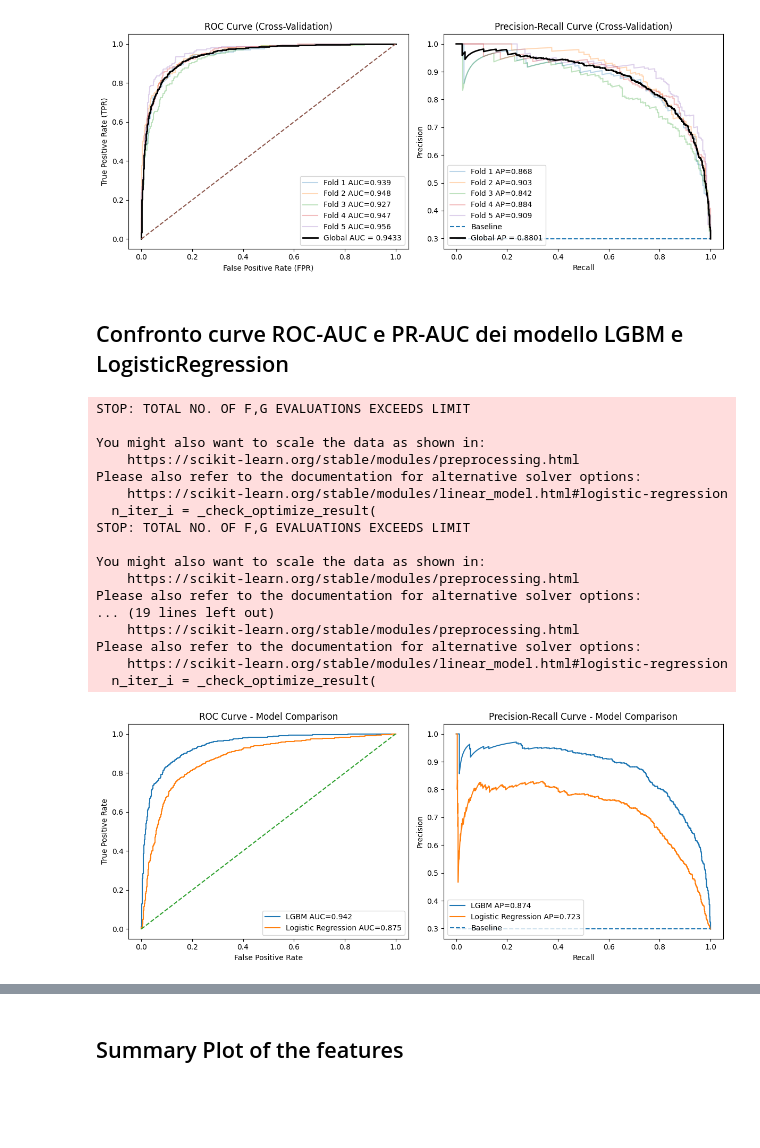
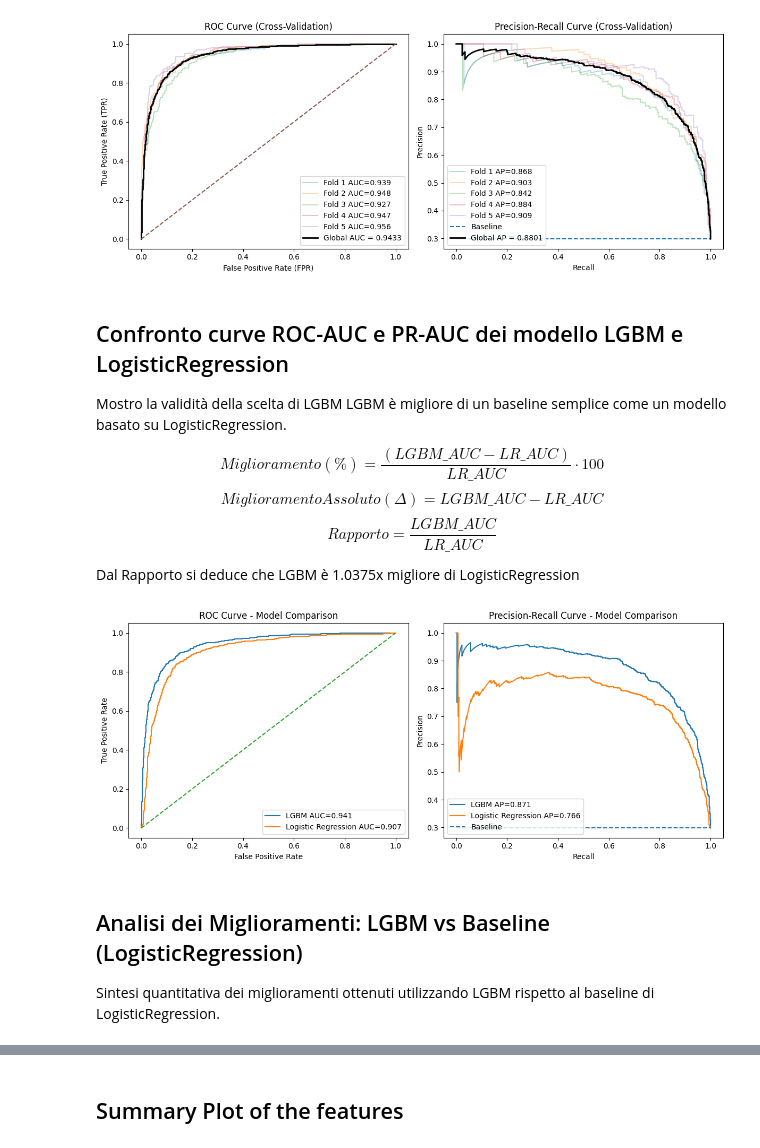
Before and after one commit to GIOSTE52/ita-llm-pipeline, a Jupyter notebook: notebooks/report.ipynb, the cells around one changed output, grey strips where cells are left out. Saved outputs shown, nothing was run; the diff lists cells and outputs as text; code cells hidden in the pictures; blank space fills up the shorter version.

```diff
--- a/notebooks/report.ipynb
+++ b/notebooks/report.ipynb
@@ -201,38 +201,40 @@ from sklearn.metrics import (
 # model: (es. LGBM)
 # X, y: dataset
 
+# ===== SETUP =====
 skf = StratifiedKFold(n_splits=5, shuffle=True, random_state=42)
 
 # per aggregare risultati
 y_true_all = []
 y_scores_all = []
 
-# per visualizzare fold singoli (opzionale)
+# per visualizzare fold singoli
 plt.figure(figsize=(12, 5))
 
-# ===== CROSS VALIDATION =====
-for i, (train_idx, val_idx) in enumerate(skf.split(X, y)):
-    X_train, X_val = X.iloc[train_idx], X.iloc[val_idx]
-    y_train, y_val = y.iloc[train_idx], y.iloc[val_idx]
+# ===== CROSS VALIDATION DEL MODELLO SALVATO =====
+# Il modello NON viene ri-addestruito, solo valutato su diverse partizioni
+saved_model = classifier.model  # Usa il modello salvato
 
-    # fit
-    model.fit(X_train, y_train)
+for i, (train_idx, val_idx) in enumerate(skf.split(X_scaled, y)):
+    # Non usiamo train_idx (non ri-addestriamo), solo val_idx per valutare
+    X_val = X_scaled.iloc[val_idx]
+    y_val = y.iloc[val_idx]
 
-    # probabilità
-    y_scores = model.predict_proba(X_val)[:, 1]
+    # Valuta il modello salvato (senza ri-addestrare)
+    y_scores = saved_model.predict_proba(X_val)[:, 1]
 
     # salva per aggregazione globale
     y_true_all.extend(y_val)
     y_scores_all.extend(y_scores)
 
-    # ROC fold (opzionale)
+    # ROC fold
     fpr, tpr, _ = roc_curve(y_val, y_scores)
     roc_auc = roc_auc_score(y_val, y_scores)
 
     plt.subplot(1, 2, 1)
     plt.plot(fpr, tpr, alpha=0.3, label=f"Fold {i+1} AUC={roc_auc:.3f}")
 
-    # PR fold (opzionale)
+    # PR fold
     precision, recall, _ = precision_recall_curve(y_val, y_scores)
     pr_auc = average_precision_score(y_val, y_scores)
 
@@ -280,11 +282,19 @@ plt.show()
 [figure]
 # %% [markdown]
 ## Confronto curve ROC-AUC e PR-AUC dei modello LGBM e LogisticRegression
+
+Mostro la validità della scelta di LGBM LGBM è migliore di un baseline semplice come un modello basato su LogisticRegression.
+
+$$ Miglioramento (\%) = \frac{(LGBM\_AUC - LR\_AUC)}{LR\_AUC} \cdot 100  $$
+$$ Miglioramento Assoluto (Δ) = LGBM\_AUC - LR\_AUC$$
+$$ Rapporto = \frac{LGBM\_AUC}{LR\_AUC}$$
+
+Dal Rapporto si deduce che LGBM è 1.0375x migliore di LogisticRegression
 # %%
 import numpy as np
 import matplotlib.pyplot as plt
 
-from sklearn.model_selection import StratifiedKFold, cross_val_predict
+from sklearn.model_selection import cross_val_predict
 from sklearn.metrics import (
     roc_curve, roc_auc_score,
     precision_recall_curve, average_precision_score
@@ -295,18 +305,17 @@ import lightgbm as lgb
 # ===== MODELLI =====
 models = {
     "LGBM": lgb.LGBMClassifier(),
-    "Logistic Regression": LogisticRegression(max_iter=100000)
+    "Logistic Regression": LogisticRegression(max_iter=1000, solver='lbfgs')
 }
 
 plt.figure(figsize=(12, 5))
 
 # ===== LOOP MODELLI =====
 for i, (name, model) in enumerate(models.items()):
-
-    # predizioni out-of-fold
+    # predizioni out-of-fold (usa X_scaled per convergenza)
     y_scores = cross_val_predict(
         model,
-        X,
+        X_scaled,
         y,
         cv=5,
         method="predict_proba"
@@ -327,48 +336,35 @@ for i, (name, model) in enumerate(models.items()):
 
     plt.subplot(1, 2, 2)
     plt.plot(recall, precision, label=f"{name} AP={pr_auc:.3f}")
 
 
 # ===== BASELINE PR =====
 baseline = np.mean(y)
 plt.subplot(1, 2, 2)
 plt.hlines(baseline, 0, 1, linestyles="--", label="Baseline")
 
 # ===== FINISH PLOT =====
 
 # ROC
 plt.subplot(1, 2, 1)
 plt.plot([0, 1], [0, 1], linestyle="--")
 plt.xlabel("False Positive Rate")
 plt.ylabel("True Positive Rate")
 plt.title("ROC Curve - Model Comparison")
 plt.legend()
 
 # PR
 plt.subplot(1, 2, 2)
 plt.xlabel("Recall")
 plt.ylabel("Precision")
 plt.title("Precision-Recall Curve - Model Comparison")
 plt.legend()
 
 plt.tight_layout()
 plt.show()
 # %% [output]
-STOP: TOTAL NO. OF F,G EVALUATIONS EXCEEDS LIMIT
-
-You might also want to scale the data as shown in:
-    https://scikit-learn.org/stable/modules/preprocessing.html
-Please also refer to the documentation for alternative solver options:
-    https://scikit-learn.org/stable/modules/linear_model.html#logistic-regression
-  n_iter_i = _check_optimize_result(
-STOP: TOTAL NO. OF F,G EVALUATIONS EXCEEDS LIMIT
-
-You might also want to scale the data as shown in:
-    https://scikit-learn.org/stable/modules/preprocessing.html
-Please also refer to the documentation for alternative solver options:
-... (19 lines left out)
-    https://scikit-learn.org/stable/modules/preprocessing.html
-Please also refer to the documentation for alternative solver options:
-    https://scikit-learn.org/stable/modules/linear_model.html#logistic-regression
-  n_iter_i = _check_optimize_result(
-[figure, old version]
+[figure, new version]
+# %% [markdown]
+## Analisi dei Miglioramenti: LGBM vs Baseline (LogisticRegression)
+
+Sintesi quantitativa dei miglioramenti ottenuti utilizzando LGBM rispetto al baseline di LogisticRegression.
```
Also changed, not shown: parts of 7 cells of this notebook.
